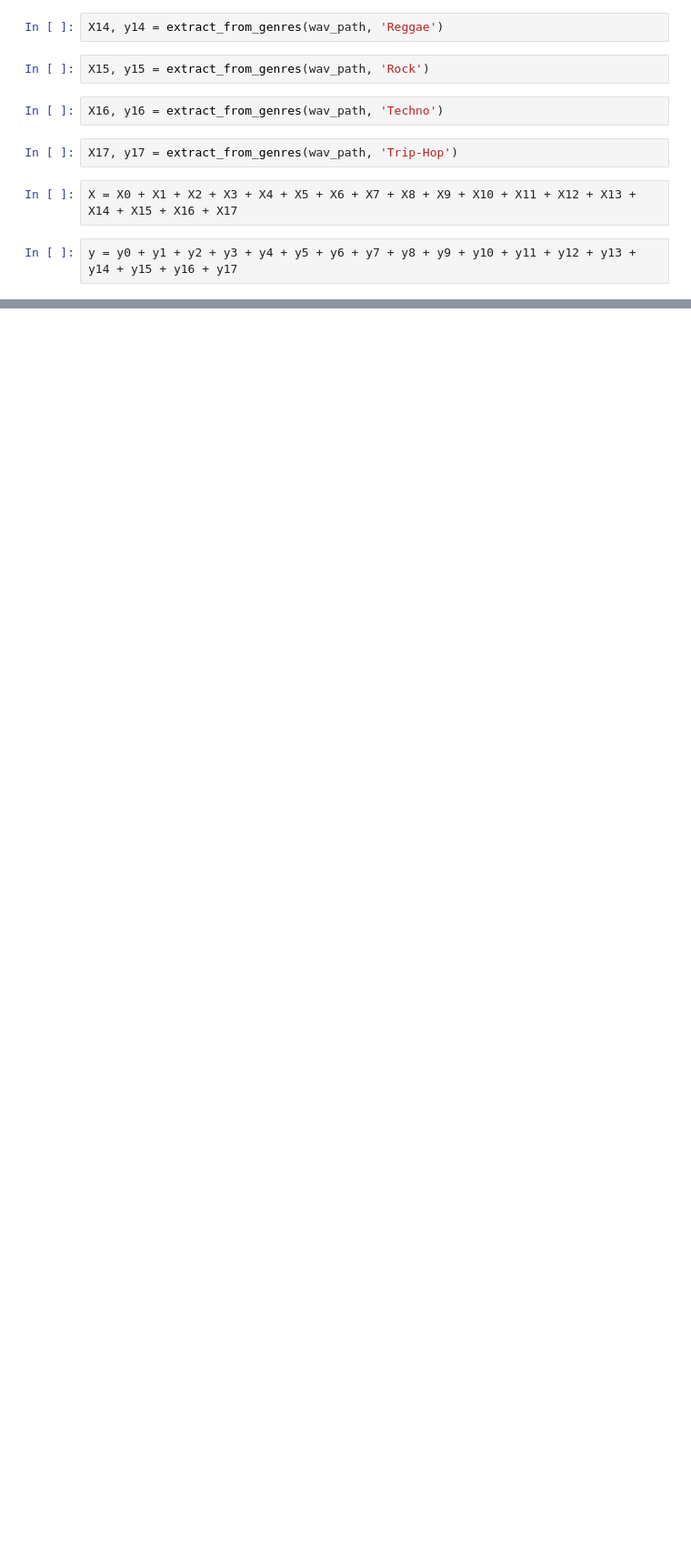
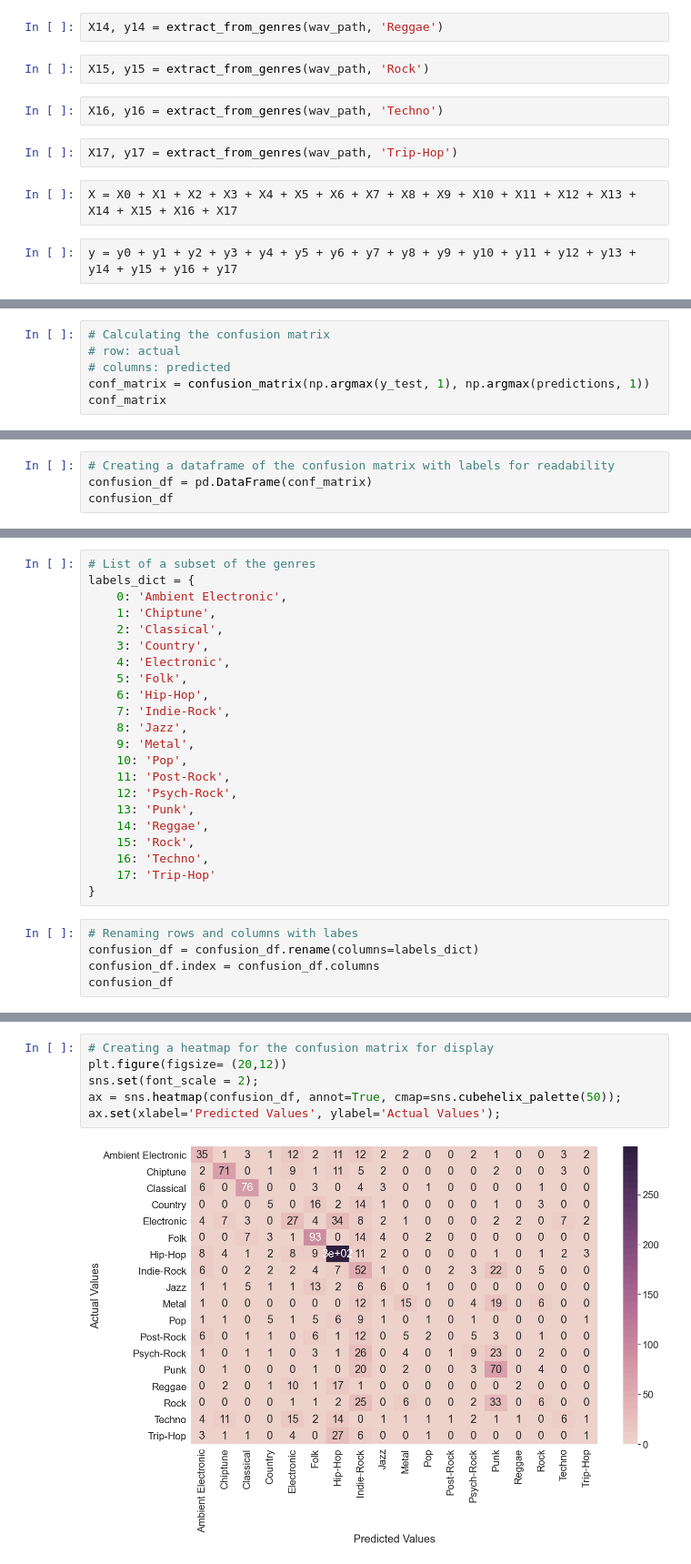
Before and after one commit to Zajano/Music_Genre_Classification, a Jupyter notebook: April/030821_Classification_Attempt_05/Jupyter_Notebooks/classification_attempt_05.ipynb, the cells around one changed output, grey strips where cells are left out. Shown at 91% size. Drawn from its saved outputs; the diff is of its cells as text; blank space fills up the shorter version.

```diff
--- a/April/030821_Classification_Attempt_05/Jupyter_Notebooks/classification_attempt_05.ipynb
+++ b/April/030821_Classification_Attempt_05/Jupyter_Notebooks/classification_attempt_05.ipynb
@@ -426,0 +415,6 @@ print(resultsC)
+# %%
+# Calculating the confusion matrix
+# row: actual
+# columns: predicted
+conf_matrix = confusion_matrix(np.argmax(y_test, 1), np.argmax(predictions, 1))
+conf_matrix
@@ -426,0 +439,4 @@ print(resultsC)
+# %%
+# Creating a dataframe of the confusion matrix with labels for readability
+confusion_df = pd.DataFrame(conf_matrix)
+confusion_df
@@ -426,0 +461,27 @@ print(resultsC)
+# %%
+# List of a subset of the genres
+labels_dict = {
+    0: 'Ambient Electronic',
+    1: 'Chiptune',
+    2: 'Classical',
+    3: 'Country',
+    4: 'Electronic',
+    5: 'Folk',
+    6: 'Hip-Hop',
+    7: 'Indie-Rock',
+    8: 'Jazz',
+    9: 'Metal',
+    10: 'Pop',
+    11: 'Post-Rock',
+    12: 'Psych-Rock',
+    13: 'Punk',
+    14: 'Reggae',
+    15: 'Rock',
+    16: 'Techno',
+    17: 'Trip-Hop'
+}
+# %%
+# Renaming rows and columns with labes
+confusion_df = confusion_df.rename(columns=labels_dict)
+confusion_df.index = confusion_df.columns
+confusion_df
@@ -426,0 +506,8 @@ print(resultsC)
+# %%
+# Creating a heatmap for the confusion matrix for display
+plt.figure(figsize= (20,12))
+sns.set(font_scale = 2);
+ax = sns.heatmap(confusion_df, annot=True, cmap=sns.cubehelix_palette(50));
+ax.set(xlabel='Predicted Values', ylabel='Actual Values');
+# %% [output]
+[figure, added]
```
Also changed, not shown: parts of 49 cells of this notebook.
